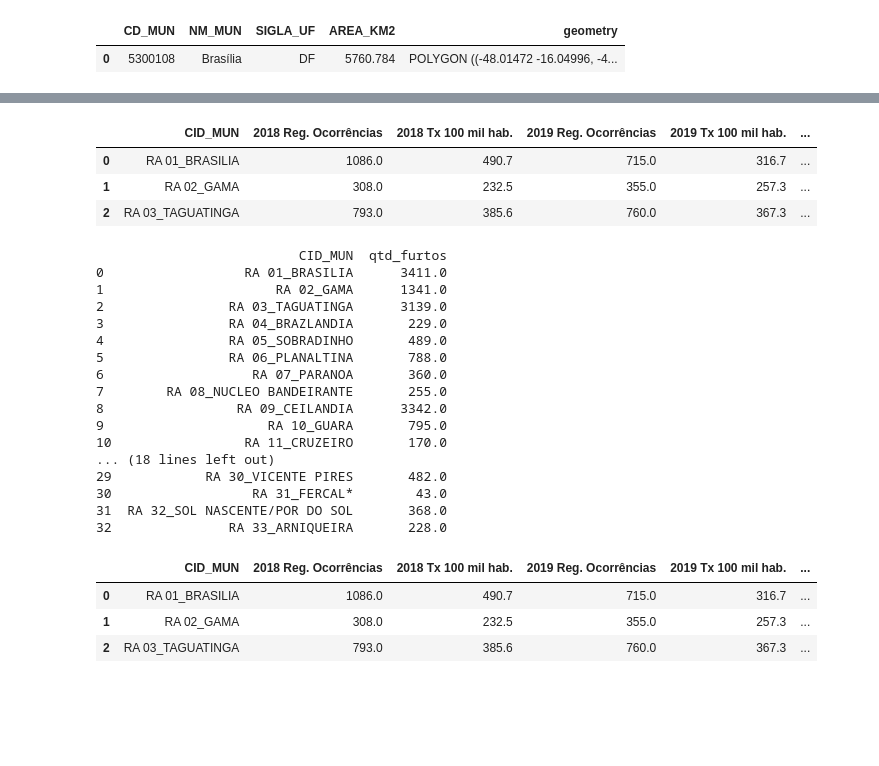
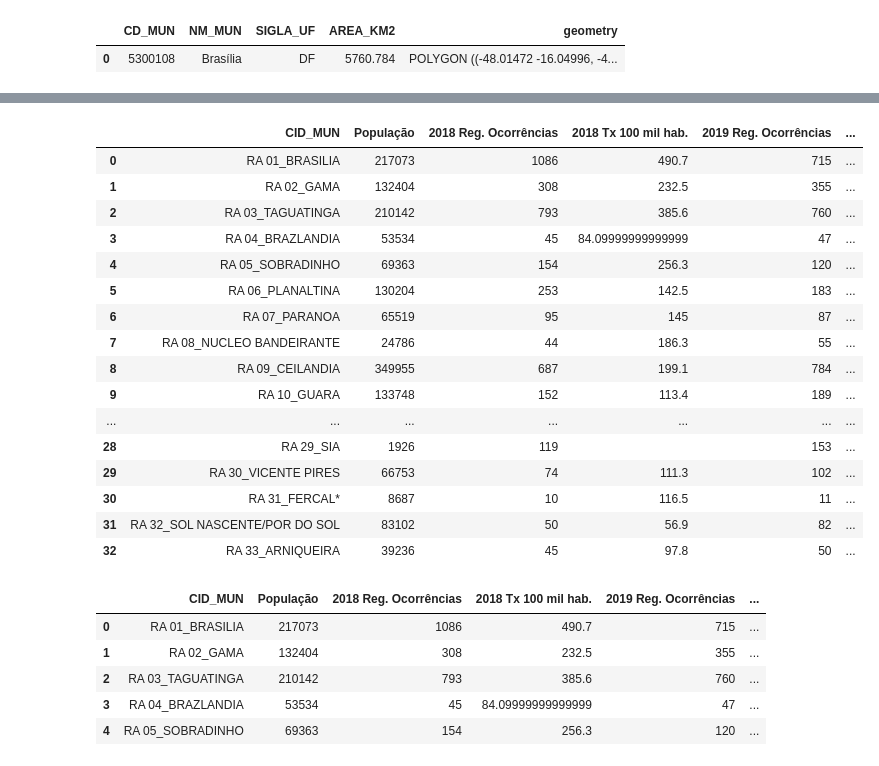
Before and after one commit to Fernandinho937/Data-Science, a Jupyter notebook: dados-geoespaciais/DistritoFederal.ipynb, the cells around one changed output, grey strips where cells are left out. Saved outputs shown, nothing was run; the diff lists cells and outputs as text; code cells hidden in the pictures; blank space fills up the shorter version.

```diff
--- a/dados-geoespaciais/DistritoFederal.ipynb
+++ b/dados-geoespaciais/DistritoFederal.ipynb
@@ -475,11 +536,24 @@ gdf_geometrias_gsp = gpd.read_file('DF_Municipios_2022.json', driver='GeoJSON')
 # carregar os dados de furtos no Distrito Federal
 gdf_furtos_gsp = gpd.read_file('furtos contra patrimônio.json', driver='GeoJSON')
 # %%
-gdf_furtos_gsp.head(3)
+gdf_furtos_gsp.head(40)
 # %% [output]
-|  | CID_MUN | 2018 Reg. Ocorrências | 2018 Tx 100 mil hab. | 2019 Reg. Ocorrências | 2019 Tx 100 mil hab. | ... |
-| 0 | RA 01_BRASILIA | 1086.0 | 490.7 | 715.0 | 316.7 | ... |
-| 1 | RA 02_GAMA | 308.0 | 232.5 | 355.0 | 257.3 | ... |
-| 2 | RA 03_TAGUATINGA | 793.0 | 385.6 | 760.0 | 367.3 | ... |
+|  | CID_MUN | População | 2018 Reg. Ocorrências | 2018 Tx 100 mil hab. | 2019 Reg. Ocorrências | ... |
+| 0 | RA 01_BRASILIA | 217073 | 1086 | 490.7 | 715 | ... |
+| 1 | RA 02_GAMA | 132404 | 308 | 232.5 | 355 | ... |
+| 2 | RA 03_TAGUATINGA | 210142 | 793 | 385.6 | 760 | ... |
+| 3 | RA 04_BRAZLANDIA | 53534 | 45 | 84.09999999999999 | 47 | ... |
+| 4 | RA 05_SOBRADINHO | 69363 | 154 | 256.3 | 120 | ... |
+| 5 | RA 06_PLANALTINA | 130204 | 253 | 142.5 | 183 | ... |
+| 6 | RA 07_PARANOA | 65519 | 95 | 145 | 87 | ... |
+| 7 | RA 08_NUCLEO BANDEIRANTE | 24786 | 44 | 186.3 | 55 | ... |
+| 8 | RA 09_CEILANDIA | 349955 | 687 | 199.1 | 784 | ... |
+| 9 | RA 10_GUARA | 133748 | 152 | 113.4 | 189 | ... |
+| ... | ... | ... | ... | ... | ... | ... |
+| 28 | RA 29_SIA | 1926 | 119 |  | 153 | ... |
+| 29 | RA 30_VICENTE PIRES | 66753 | 74 | 111.3 | 102 | ... |
+| 30 | RA 31_FERCAL* | 8687 | 10 | 116.5 | 11 | ... |
+| 31 | RA 32_SOL NASCENTE/POR DO SOL | 83102 | 50 | 56.9 | 82 | ... |
+| 32 | RA 33_ARNIQUEIRA | 39236 | 45 | 97.8 | 50 | ... |
 # %%
 # Contar a quantidade de dados em cada município e salvar em uma coluna
@@ -491,36 +565,11 @@ for index, municipio in gdf_geometrias_gsp.iterrows():
-# %%
-# Lista de colunas para somar
-colunas_para_somar = ['2018 Reg. Ocorrências ', '2019 Reg. Ocorrências', '2020 Reg. Ocorrências', '2021 Reg. Ocorrências', '2022 Reg. Ocorrências']
-
-# Criar a coluna qtd_furtos com a soma das colunas desejadas
-gdf_furtos_gsp['qtd_furtos'] = gdf_furtos_gsp[colunas_para_somar].sum(axis=1)
-
-# Verificar o resultado
-print(gdf_furtos_gsp[['CID_MUN', 'qtd_furtos']])
-# %% [output]
-                          CID_MUN  qtd_furtos
-0                  RA 01_BRASILIA      3411.0
-1                      RA 02_GAMA      1341.0
-2                RA 03_TAGUATINGA      3139.0
-3                RA 04_BRAZLANDIA       229.0
-4                RA 05_SOBRADINHO       489.0
-5                RA 06_PLANALTINA       788.0
-6                   RA 07_PARANOA       360.0
-7        RA 08_NUCLEO BANDEIRANTE       255.0
-8                 RA 09_CEILANDIA      3342.0
-9                     RA 10_GUARA       795.0
-10                 RA 11_CRUZEIRO       170.0
-... (18 lines left out)
-29            RA 30_VICENTE PIRES       482.0
-30                  RA 31_FERCAL*        43.0
-31  RA 32_SOL NASCENTE/POR DO SOL       368.0
-32               RA 33_ARNIQUEIRA       228.0
 # %%
-gdf_furtos_gsp.head(3)
+gdf_furtos_gsp.head(5)
 # %% [output]
-|  | CID_MUN | 2018 Reg. Ocorrências | 2018 Tx 100 mil hab. | 2019 Reg. Ocorrências | 2019 Tx 100 mil hab. | ... |
-| 0 | RA 01_BRASILIA | 1086.0 | 490.7 | 715.0 | 316.7 | ... |
-| 1 | RA 02_GAMA | 308.0 | 232.5 | 355.0 | 257.3 | ... |
-| 2 | RA 03_TAGUATINGA | 793.0 | 385.6 | 760.0 | 367.3 | ... |
+|  | CID_MUN | População | 2018 Reg. Ocorrências | 2018 Tx 100 mil hab. | 2019 Reg. Ocorrências | ... |
+| 0 | RA 01_BRASILIA | 217073 | 1086 | 490.7 | 715 | ... |
+| 1 | RA 02_GAMA | 132404 | 308 | 232.5 | 355 | ... |
+| 2 | RA 03_TAGUATINGA | 210142 | 793 | 385.6 | 760 | ... |
+| 3 | RA 04_BRAZLANDIA | 53534 | 45 | 84.09999999999999 | 47 | ... |
+| 4 | RA 05_SOBRADINHO | 69363 | 154 | 256.3 | 120 | ... |
 # %%
 import folium
```
Also changed, not shown: parts of 16 cells of this notebook, 6 other files.
